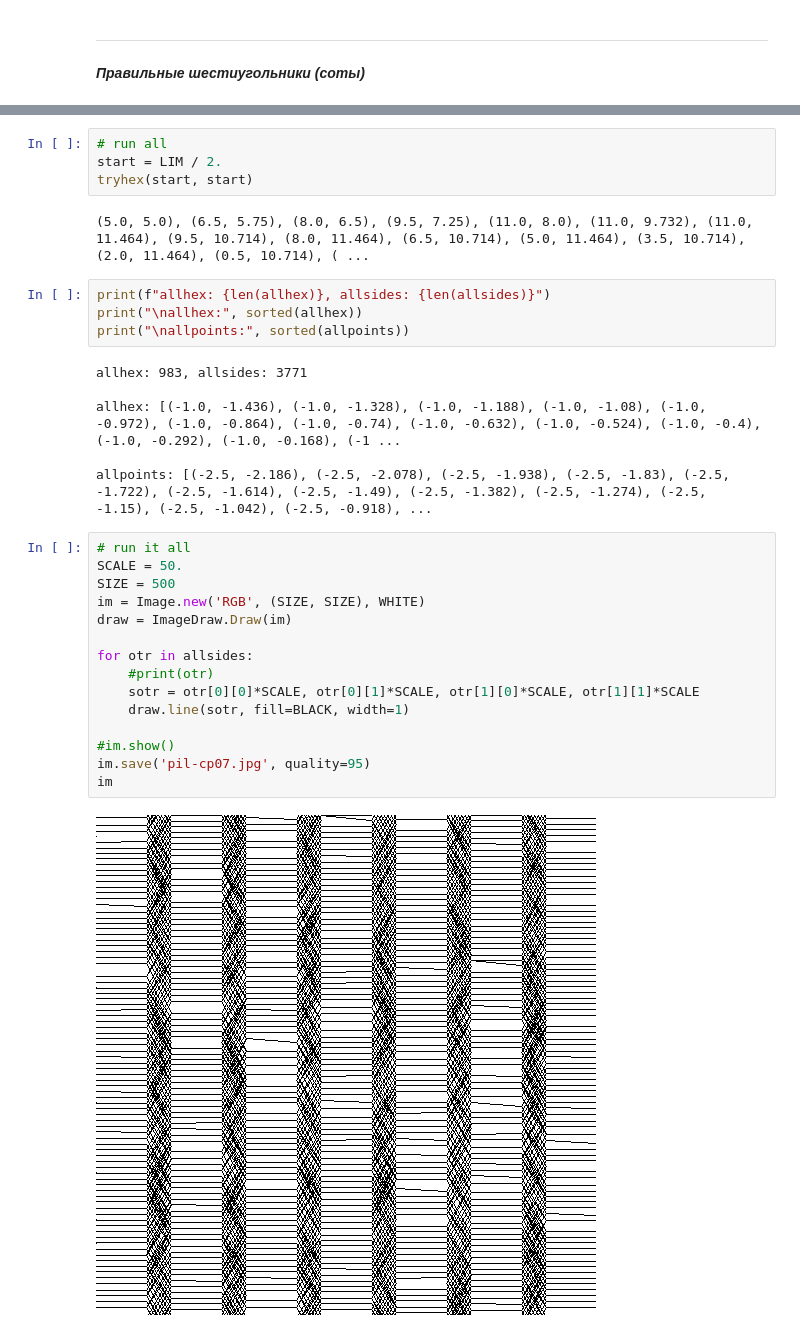
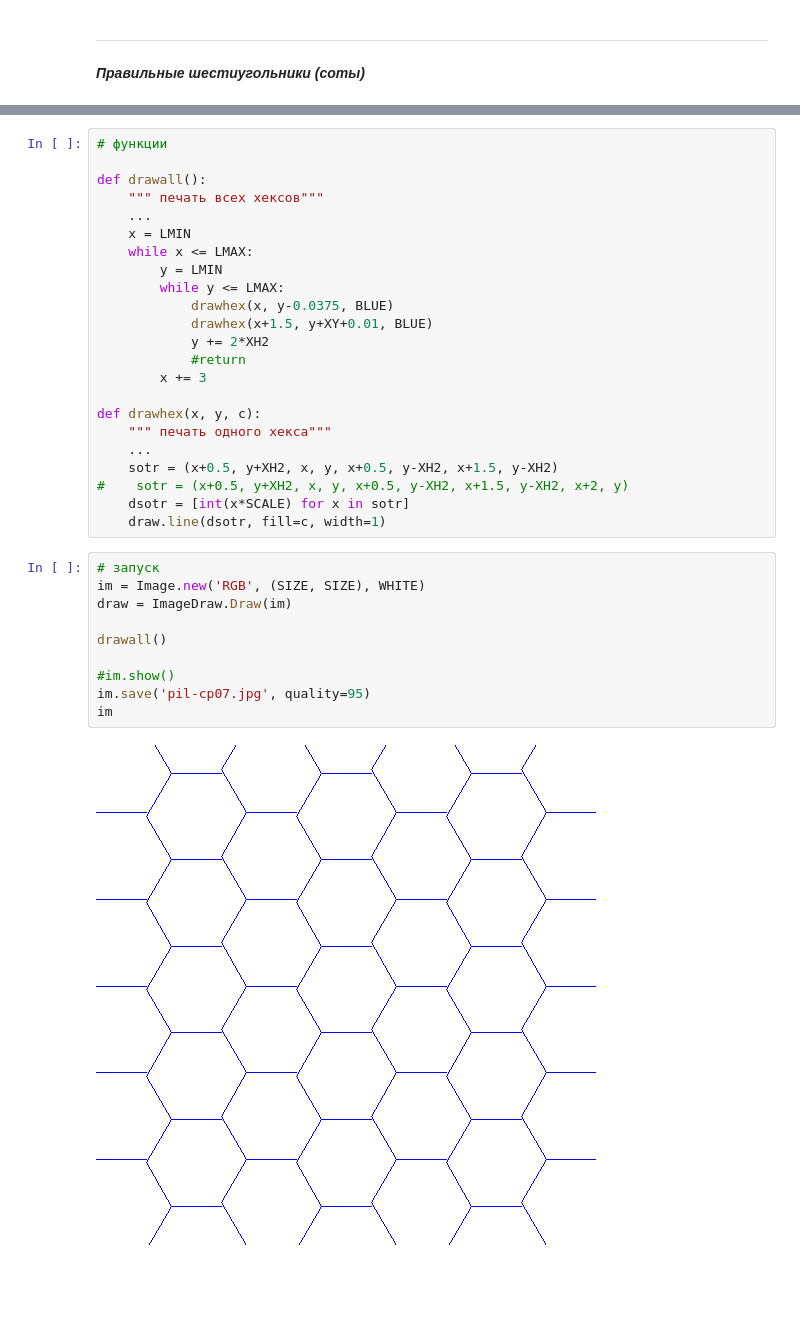
Before and after one commit to mykespb/edu, a Jupyter notebook: condabooks/pystart-graphics-03.ipynb, the cells around one changed output, grey strips where cells are left out. Saved outputs shown, nothing was run; the diff lists cells and outputs as text; blank space fills up the shorter version.

```diff
--- a/condabooks/pystart-graphics-03.ipynb
+++ b/condabooks/pystart-graphics-03.ipynb
@@ -422,33 +317,35 @@ def tryhex(x, y):
-# %%
-# run all
-start = LIM / 2.
-tryhex(start, start)
-# %% [output]
-(5.0, 5.0), (6.5, 5.75), (8.0, 6.5), (9.5, 7.25), (11.0, 8.0), (11.0, 9.732), (11.0, 11.464), (9.5, 10.714), (8.0, 11.464), (6.5, 10.714), (5.0, 11.464), (3.5, 10.714), (2.0, 11.464), (0.5, 10.714), ( ...
-# %%
-print(f"allhex: {len(allhex)}, allsides: {len(allsides)}")
-print("\nallhex:", sorted(allhex))
-print("\nallpoints:", sorted(allpoints))
-# %% [output]
-allhex: 983, allsides: 3771
-
-allhex: [(-1.0, -1.436), (-1.0, -1.328), (-1.0, -1.188), (-1.0, -1.08), (-1.0, -0.972), (-1.0, -0.864), (-1.0, -0.74), (-1.0, -0.632), (-1.0, -0.524), (-1.0, -0.4), (-1.0, -0.292), (-1.0, -0.168), (-1 ...
-
-allpoints: [(-2.5, -2.186), (-2.5, -2.078), (-2.5, -1.938), (-2.5, -1.83), (-2.5, -1.722), (-2.5, -1.614), (-2.5, -1.49), (-2.5, -1.382), (-2.5, -1.274), (-2.5, -1.15), (-2.5, -1.042), (-2.5, -0.918), ...
+# %%
+# функции
+
+def drawall():
+    """ печать всех хексов"""
+    ...
+    x = LMIN
+    while x <= LMAX:
+        y = LMIN
+        while y <= LMAX:
+            drawhex(x, y-0.0375, BLUE)
+            drawhex(x+1.5, y+XY+0.01, BLUE)
+            y += 2*XH2
+            #return
+        x += 3
+
+def drawhex(x, y, c):
+    """ печать одного хекса"""
+    ...
+    sotr = (x+0.5, y+XH2, x, y, x+0.5, y-XH2, x+1.5, y-XH2)
+#    sotr = (x+0.5, y+XH2, x, y, x+0.5, y-XH2, x+1.5, y-XH2, x+2, y)
+    dsotr = [int(x*SCALE) for x in sotr]
+    draw.line(dsotr, fill=c, width=1)
 # %%
-# run it all
-SCALE = 50.
-SIZE = 500
+# запуск
 im = Image.new('RGB', (SIZE, SIZE), WHITE)
 draw = ImageDraw.Draw(im)
 
-for otr in allsides:
-    #print(otr)
-    sotr = otr[0][0]*SCALE, otr[0][1]*SCALE, otr[1][0]*SCALE, otr[1][1]*SCALE
-    draw.line(sotr, fill=BLACK, width=1)
+drawall()
 
 #im.show()
 im.save('pil-cp07.jpg', quality=95)
 im
 # %% [output]
-[figure, old version]
+[figure, new version]
```
Also changed, not shown: parts of 28 cells of this notebook, 1 other file.
